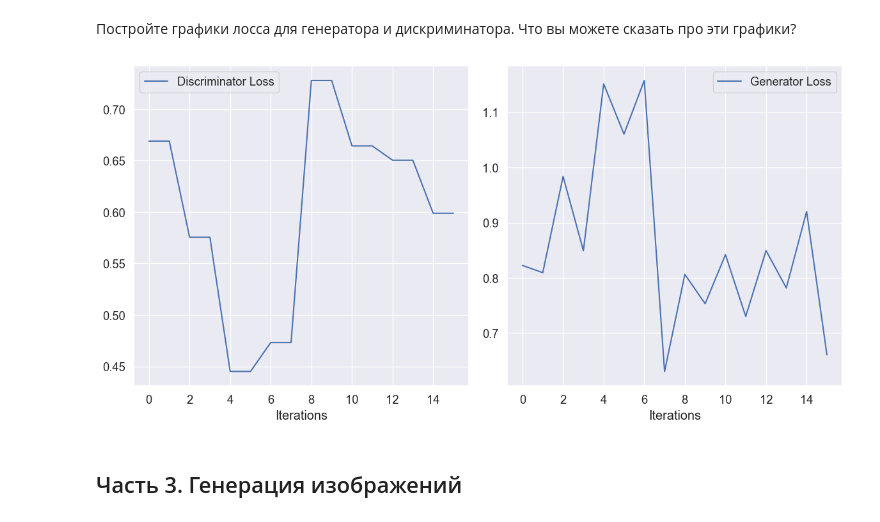
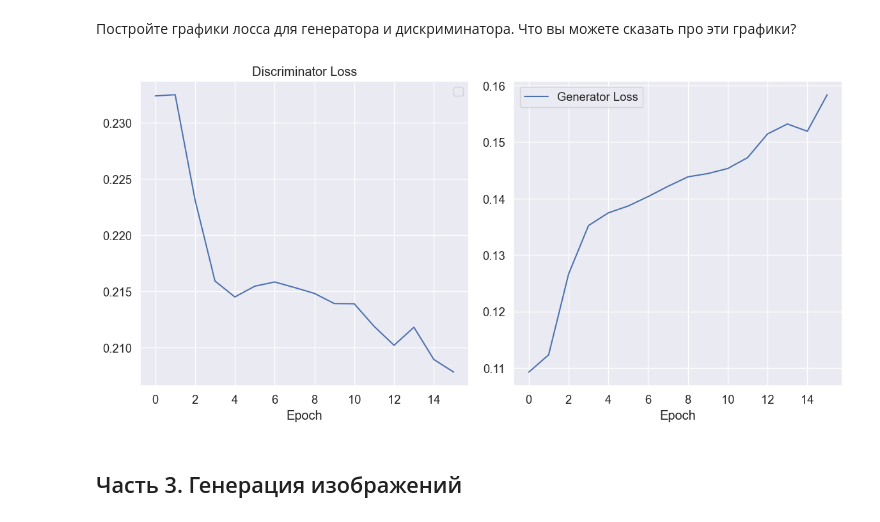
Before and after one commit to saitaro/dl-course, a Jupyter notebook: lesson_20_gans/[hw]gan.ipynb, the cells around one changed output. Drawn from its saved outputs; the diff is of its cells as text; code cells hidden in the pictures.

```diff
--- a/lesson_20_gans/[hw]gan.ipynb
+++ b/lesson_20_gans/[hw]gan.ipynb
@@ -72,7 +72,8 @@ def get_dataloader(image_size, batch_size):
     return dataloader
 # %%
 IMAGE_SIZE = 128
-BATCH_SIZE = 64
+# BATCH_SIZE = 64
+BATCH_SIZE = 128
 # TODO: build dataloader and transfer it to device
 dataloader = get_dataloader(image_size=IMAGE_SIZE, batch_size=BATCH_SIZE)
 dataloader
@@ -98,20 +100,20 @@ plt.show()
 
 * генератор принимает на вход тензор шумов размера `latent_size x 1 x 1` и генерирует изображение размера `3 x image_size x image_size`
 # %%
-LATENT_DIM = 512
+LATENT_DIM = 128
 # %%
 discriminator = nn.Sequential(
     nn.Conv2d(3, 16, kernel_size=4, stride=2, padding=1, bias=False),
     nn.BatchNorm2d(16),
     nn.LeakyReLU(0.1, inplace=True),
-    # nn.Conv2d(16, 32, kernel_size=3, stride=1, padding=1, bias=False),  # 64x64
-    nn.Conv2d(16, 32, kernel_size=4, stride=2, padding=1, bias=False),  # 128x128
+    nn.Conv2d(16, 32, kernel_size=4, stride=2, padding=1, bias=False),
     nn.BatchNorm2d(32),
     nn.LeakyReLU(0.1, inplace=True),
     nn.Conv2d(32, 64, kernel_size=3, stride=1, padding=1, bias=False),
     # nn.BatchNorm2d(64),
     nn.LeakyReLU(0.1, inplace=True),
     nn.Conv2d(64, 1, kernel_size=3, stride=1, padding=1),
+    nn.LeakyReLU(0.1, inplace=True),
     nn.MaxPool2d(2),
     nn.Flatten(),
     nn.Linear(256, 1),
@@ -119,17 +121,19 @@ discriminator = nn.Sequential(
 ).to(device)
 
 generator = nn.Sequential(
-    nn.Unflatten(1, (8, 8, 8)),
-    nn.ConvTranspose2d(8, 256, kernel_size=4, stride=2, padding=1, bias=False),
+    nn.Linear(LATENT_DIM, 8 * 16 * 16),
+    nn.ReLU(inplace=True),
+    nn.Unflatten(1, (8, 16, 16)),
+    nn.ConvTranspose2d(8, 512, kernel_size=4, stride=2, padding=1, bias=False),
+    nn.BatchNorm2d(512),
+    nn.ReLU(inplace=True),
+    nn.ConvTranspose2d(512, 256, kernel_size=4, stride=2, padding=1, bias=False),
     nn.BatchNorm2d(256),
     nn.ReLU(inplace=True),
-    nn.ConvTranspose2d(256, 128, kernel_size=4, stride=2, padding=1, bias=False),
-    # nn.BatchNorm2d(128),
+    nn.ConvTranspose2d(256, 128, kernel_size=4, stride=2, padding=1),
+    nn.BatchNorm2d(128),
     nn.ReLU(inplace=True),
-    nn.ConvTranspose2d(128, 64, kernel_size=4, stride=2, padding=1),
-    nn.ReLU(inplace=True),
-    # nn.ConvTranspose2d(64, 3, kernel_size=3, stride=1, padding=1),
-    nn.ConvTranspose2d(64, 3, kernel_size=4, stride=2, padding=1),
+    nn.Conv2d(128, 3, kernel_size=3, stride=1, padding=1),
     nn.Tanh(),
 ).to(device)
 # %%
@@ -292,20 +312,21 @@ disc_losses, gen_losses = fit(
 # %%
 fig, axes = plt.subplots(nrows=1, ncols=2, figsize=(12, 6))
 
 # Plot discriminator losses
-axes[0].plot(disc_losses, label="Discriminator Loss")
-axes[0].set_xlabel("Iterations")
+axes[0].plot(disc_losses)
+axes[0].set_title("Discriminator Loss")
+axes[0].set_xlabel("Epoch")
 axes[0].legend()
 
 # Plot generator losses
 axes[1].plot(gen_losses, label="Generator Loss")
-axes[1].set_xlabel("Iterations")
+axes[1].set_xlabel("Epoch")
 axes[1].legend()
 
 plt.tight_layout()
 plt.show()
 # %% [output]
-[figure, old version]
+[figure, new version]
 # %% [markdown]
 ## Часть 3. Генерация изображений
 # %% [markdown]
```
Also changed, not shown: parts of 6 cells of this notebook.
